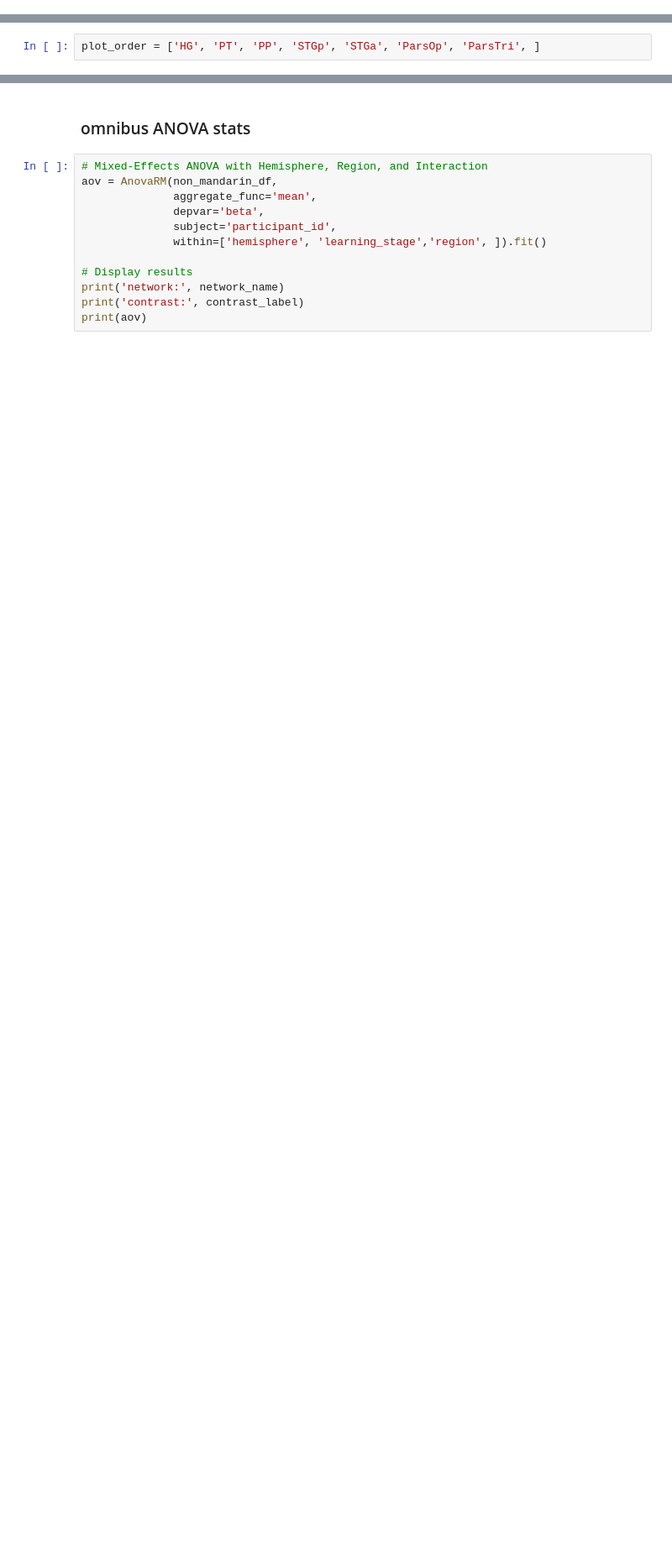
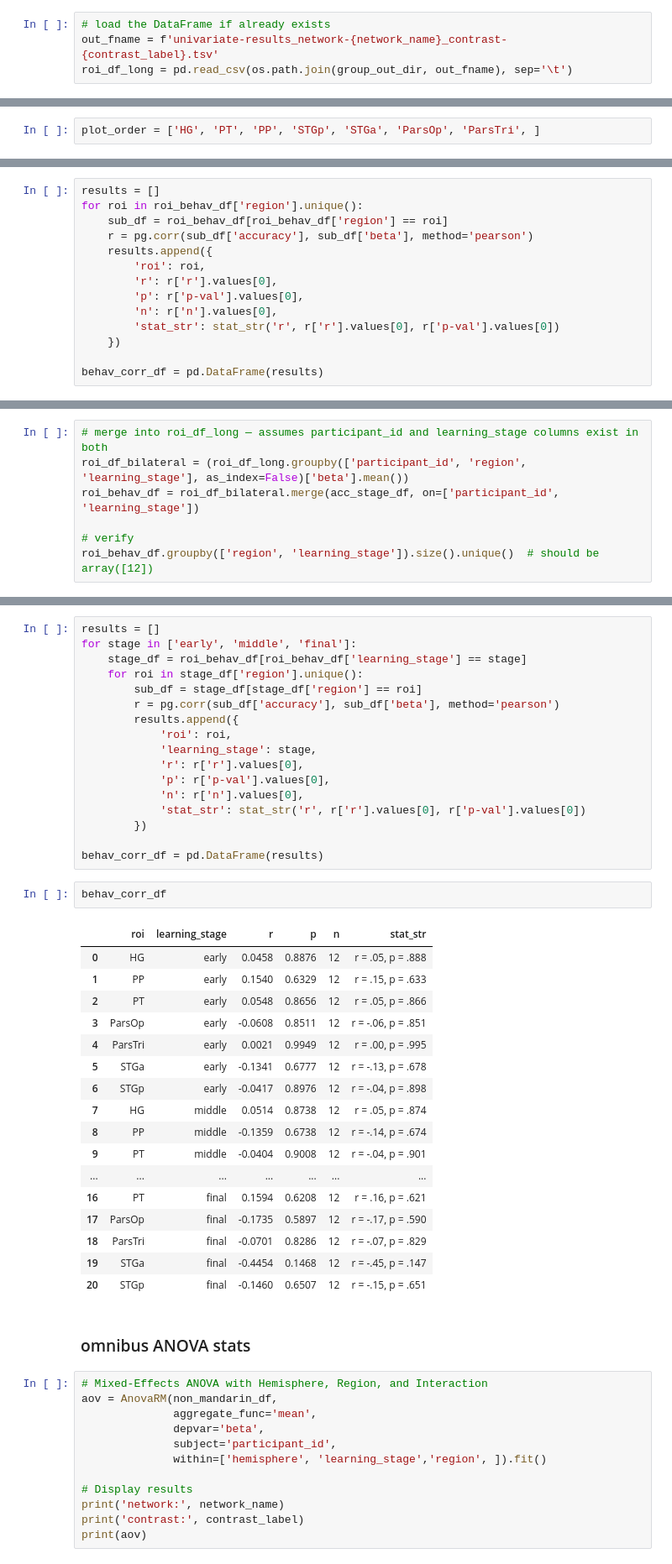
Before and after one commit to SoundBrainLab/fMRI_auditory-category-learning, a Jupyter notebook: 06_univariate/group_level_all_ROI.ipynb, the cells around one changed output, grey strips where cells are left out. Shown at 84% size. Saved outputs shown, nothing was run; the diff lists cells and outputs as text; blank space fills up the shorter version.

```diff
--- a/06_univariate/group_level_all_ROI.ipynb
+++ b/06_univariate/group_level_all_ROI.ipynb
@@ -1368,0 +1445,4 @@ roi_df_long = pd.concat([roi_earlythird_df_long, roi_middlethird_df_long, roi_la
+# %%
+# load the DataFrame if already exists
+out_fname = f'univariate-results_network-{network_name}_contrast-{contrast_label}.tsv'
+roi_df_long = pd.read_csv(os.path.join(group_out_dir, out_fname), sep='\t')
@@ -1474,0 +1606,14 @@ set_ticklabels() should only be used with a fixed number of ticks, i.e. after se
+# %%
+results = []
+for roi in roi_behav_df['region'].unique():
+    sub_df = roi_behav_df[roi_behav_df['region'] == roi]
+    r = pg.corr(sub_df['accuracy'], sub_df['beta'], method='pearson')
+    results.append({
+        'roi': roi,
+        'r': r['r'].values[0],
+        'p': r['p-val'].values[0],
+        'n': r['n'].values[0],
+        'stat_str': stat_str('r', r['r'].values[0], r['p-val'].values[0])
+    })
+
+behav_corr_df = pd.DataFrame(results)
@@ -1474,0 +1633,7 @@ set_ticklabels() should only be used with a fixed number of ticks, i.e. after se
+# %%
+# merge into roi_df_long — assumes participant_id and learning_stage columns exist in both
+roi_df_bilateral = (roi_df_long.groupby(['participant_id', 'region', 'learning_stage'], as_index=False)['beta'].mean())
+roi_behav_df = roi_df_bilateral.merge(acc_stage_df, on=['participant_id', 'learning_stage'])
+
+# verify
+roi_behav_df.groupby(['region', 'learning_stage']).size().unique()  # should be array([12])
@@ -1475,3 +1656,40 @@ set_ticklabels() should only be used with a fixed number of ticks, i.e. after se
+# %%
+results = []
+for stage in ['early', 'middle', 'final']:
+    stage_df = roi_behav_df[roi_behav_df['learning_stage'] == stage]
+    for roi in stage_df['region'].unique():
+        sub_df = stage_df[stage_df['region'] == roi]
+        r = pg.corr(sub_df['accuracy'], sub_df['beta'], method='pearson')
+        results.append({
+            'roi': roi,
+            'learning_stage': stage,
+            'r': r['r'].values[0],
+            'p': r['p-val'].values[0],
+            'n': r['n'].values[0],
+            'stat_str': stat_str('r', r['r'].values[0], r['p-val'].values[0])
+        })
+
+behav_corr_df = pd.DataFrame(results)
+# %%
+behav_corr_df
+# %% [output]
+|  | roi | learning_stage | r | p | n | stat_str |
+| 0 | HG | early | 0.0458 | 0.8876 | 12 | r = .05, p = .888 |
+| 1 | PP | early | 0.1540 | 0.6329 | 12 | r = .15, p = .633 |
+| 2 | PT | early | 0.0548 | 0.8656 | 12 | r = .05, p = .866 |
+| 3 | ParsOp | early | -0.0608 | 0.8511 | 12 | r = -.06, p = .851 |
+| 4 | ParsTri | early | 0.0021 | 0.9949 | 12 | r = .00, p = .995 |
+| 5 | STGa | early | -0.1341 | 0.6777 | 12 | r = -.13, p = .678 |
+| 6 | STGp | early | -0.0417 | 0.8976 | 12 | r = -.04, p = .898 |
+| 7 | HG | middle | 0.0514 | 0.8738 | 12 | r = .05, p = .874 |
+| 8 | PP | middle | -0.1359 | 0.6738 | 12 | r = -.14, p = .674 |
+| 9 | PT | middle | -0.0404 | 0.9008 | 12 | r = -.04, p = .901 |
+| ... | ... | ... | ... | ... | ... | ... |
+| 16 | PT | final | 0.1594 | 0.6208 | 12 | r = .16, p = .621 |
+| 17 | ParsOp | final | -0.1735 | 0.5897 | 12 | r = -.17, p = .590 |
+| 18 | ParsTri | final | -0.0701 | 0.8286 | 12 | r = -.07, p = .829 |
+| 19 | STGa | final | -0.4454 | 0.1468 | 12 | r = -.45, p = .147 |
+| 20 | STGp | final | -0.1460 | 0.6507 | 12 | r = -.15, p = .651 |
 # %% [markdown]
 ### omnibus ANOVA stats
 # %%
```
Also changed, not shown: parts of 98 cells of this notebook, 1 other file.
